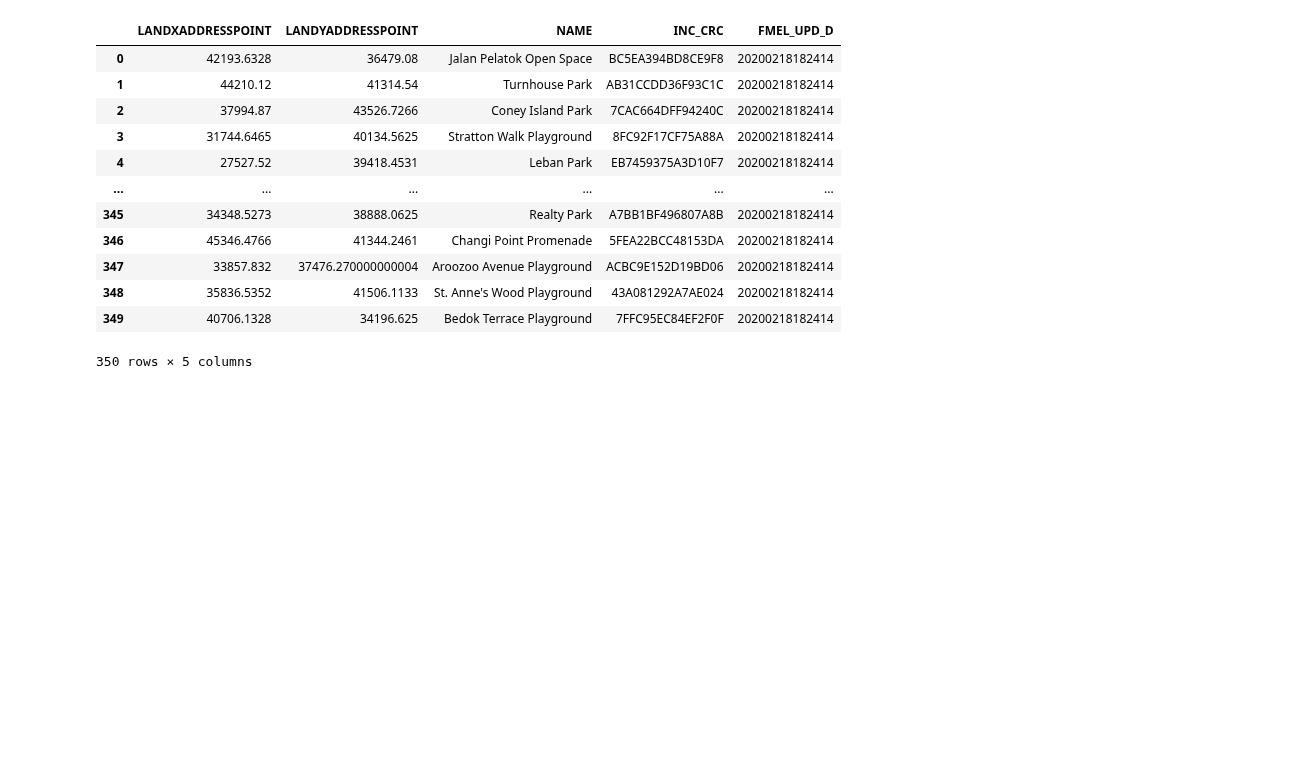
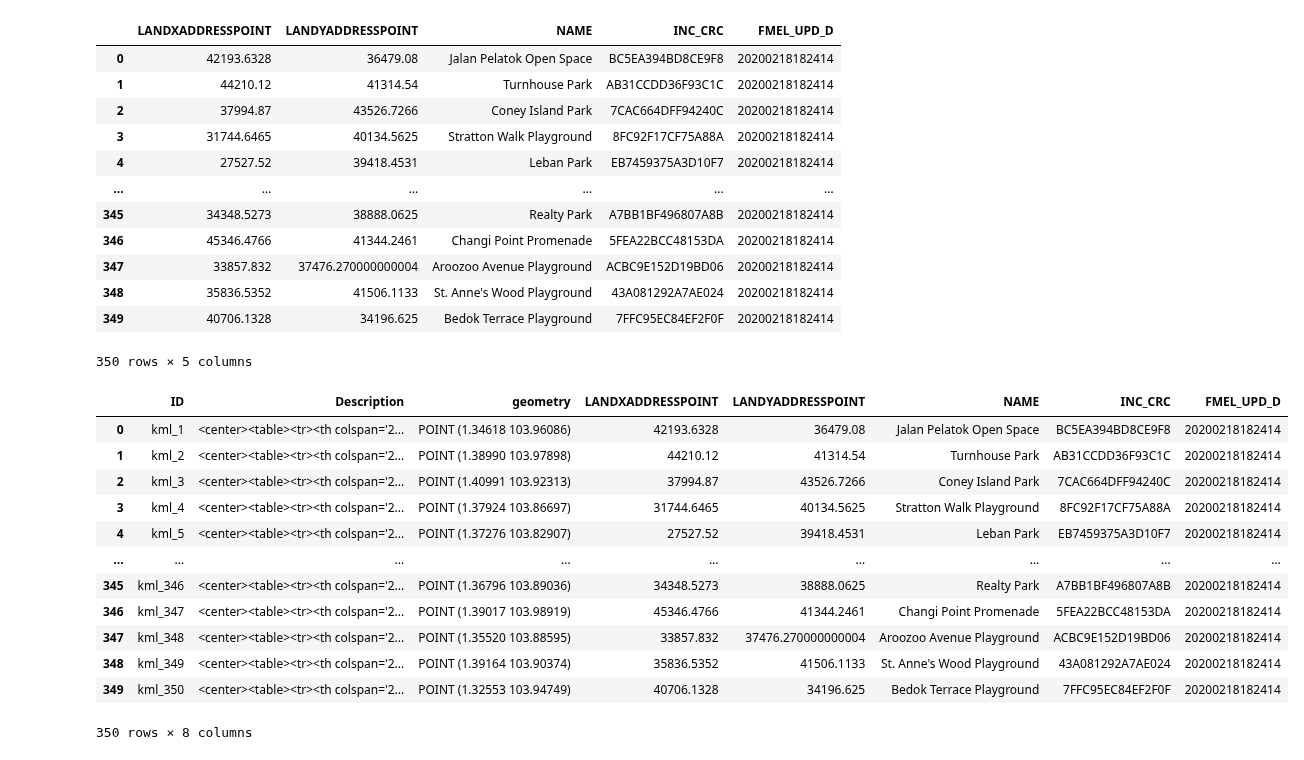
Before and after one commit to mcmanus-git/Singapore-HDB, a Jupyter notebook: michael/EDA/parks_load.ipynb, the cells around one changed output. Cells and saved outputs as stored; diff of their text form; code cells hidden in the pictures; blank space fills up the shorter version.

```diff
--- a/michael/EDA/parks_load.ipynb
+++ b/michael/EDA/parks_load.ipynb
@@ -76,8 +73,3 @@ parks_descriptions
 | 348 |  |  |  |  | 35836.5352 | ... |
 | 349 |  |  |  |  | 40706.1328 | ... |
 350 rows × 15 columns
-# %%
-# parks_descriptions.dropna(how='all', axis=1)
-import numpy as np
-parks_descriptions['ADDRESSUNITNUMBER'].replace('', np.nan, inplace=True)
-parks_descriptions
@@ -113,3 +91,21 @@ parks_descriptions
 | 348 | 35836.5352 | 41506.1133 | St. Anne's Wood Playground | 43A081292A7AE024 | 20200218182414 |
 | 349 | 40706.1328 | 34196.625 | Bedok Terrace Playground | 7FFC95EC84EF2F0F | 20200218182414 |
 350 rows × 5 columns
+# %%
+parks.rename({'Name': 'ID'}, axis=1, inplace=True)
+parks_full = parks.merge(parks_descriptions, left_index=True, right_index=True)
+parks_full
+# %% [output]
+|  | ID | Description | geometry | LANDXADDRESSPOINT | LANDYADDRESSPOINT | NAME | INC_CRC | FMEL_UPD_D |
+| 0 | kml_1 | <center><table><tr><th colspan='2... | POINT (1.34618 103.96086) | 42193.6328 | 36479.08 | Jalan Pelatok Open Space | BC5EA394BD8CE9F8 | 20200218182414 |
+| 1 | kml_2 | <center><table><tr><th colspan='2... | POINT (1.38990 103.97898) | 44210.12 | 41314.54 | Turnhouse Park | AB31CCDD36F93C1C | 20200218182414 |
+| 2 | kml_3 | <center><table><tr><th colspan='2... | POINT (1.40991 103.92313) | 37994.87 | 43526.7266 | Coney Island Park | 7CAC664DFF94240C | 20200218182414 |
+| 3 | kml_4 | <center><table><tr><th colspan='2... | POINT (1.37924 103.86697) | 31744.6465 | 40134.5625 | Stratton Walk Playground | 8FC92F17CF75A88A | 20200218182414 |
+| 4 | kml_5 | <center><table><tr><th colspan='2... | POINT (1.37276 103.82907) | 27527.52 | 39418.4531 | Leban Park | EB7459375A3D10F7 | 20200218182414 |
+| ... | ... | ... | ... | ... | ... | ... | ... | ... |
+| 345 | kml_346 | <center><table><tr><th colspan='2... | POINT (1.36796 103.89036) | 34348.5273 | 38888.0625 | Realty Park | A7BB1BF496807A8B | 20200218182414 |
+| 346 | kml_347 | <center><table><tr><th colspan='2... | POINT (1.39017 103.98919) | 45346.4766 | 41344.2461 | Changi Point Promenade | 5FEA22BCC48153DA | 20200218182414 |
+| 347 | kml_348 | <center><table><tr><th colspan='2... | POINT (1.35520 103.88595) | 33857.832 | 37476.270000000004 | Aroozoo Avenue Playground | ACBC9E152D19BD06 | 20200218182414 |
+| 348 | kml_349 | <center><table><tr><th colspan='2... | POINT (1.39164 103.90374) | 35836.5352 | 41506.1133 | St. Anne's Wood Playground | 43A081292A7AE024 | 20200218182414 |
+| 349 | kml_350 | <center><table><tr><th colspan='2... | POINT (1.32553 103.94749) | 40706.1328 | 34196.625 | Bedok Terrace Playground | 7FFC95EC84EF2F0F | 20200218182414 |
+350 rows × 8 columns
```
Also changed, not shown: parts of 11 cells of this notebook, 12 other files.
